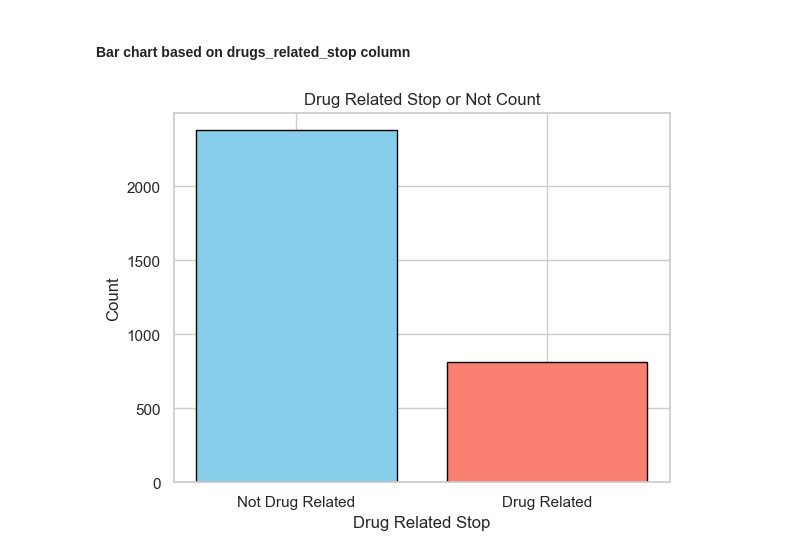
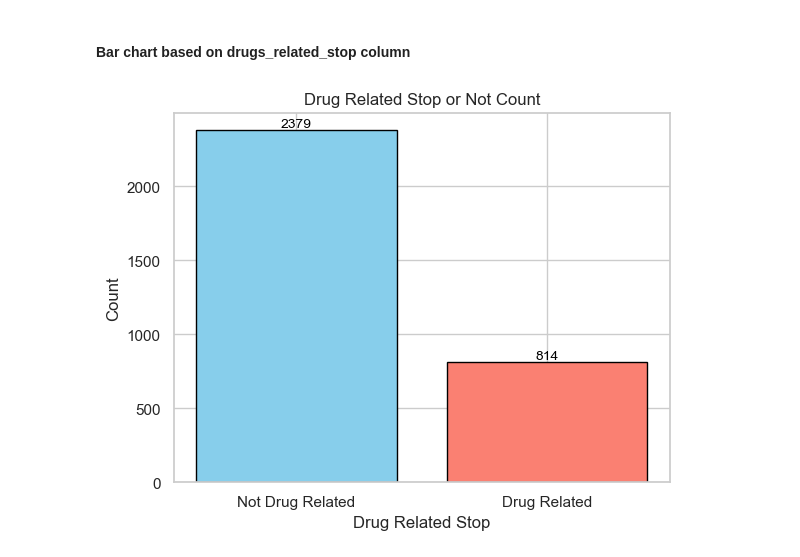
Before and after one commit to HecticBrah/pandas_projects, a Jupyter notebook: jupyter notebooks/police_df_graphs.ipynb, the cells around one changed output. Cells and saved outputs as stored; diff of their text form; code cells hidden in the pictures.

```diff
--- a/jupyter notebooks/police_df_graphs.ipynb
+++ b/jupyter notebooks/police_df_graphs.ipynb
@@ -239,19 +251,25 @@ plt.show()
 # %%
 # Count the occurrences of each unique value in the 'drug_related_stop' column
 counts = df['drugs_related_stop'].value_counts()
 
 # Create a bar plot
-plt.bar(counts.index, counts.values, color=['skyblue', 'salmon'],  edgecolor='black')
+fig, ax = plt.subplots()
+bars = plt.bar(counts.index, counts.values, color=['skyblue', 'salmon'], edgecolor='black')
+
+# Display values above the bars
+for bar in bars:
+    yval = bar.get_height()
+    plt.text(bar.get_x() + bar.get_width()/2, yval, round(yval), ha='center', va='bottom', fontsize=10, color='black')
 
 # Set labels and title
 plt.xlabel('Drug Related Stop')
 plt.ylabel('Count')
 plt.title('Drug Related Stop or Not Count')
 
 # Set x-axis ticks and labels
 plt.xticks([0, 1], ['Not Drug Related', 'Drug Related'])
 
 # Show the plot
 plt.show()
 # %% [output]
-[figure, old version]
+[figure, new version]
```
Also changed, not shown: parts of 6 cells of this notebook.
